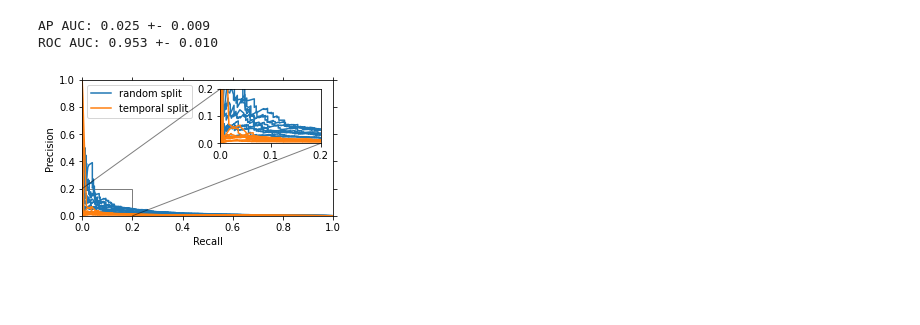
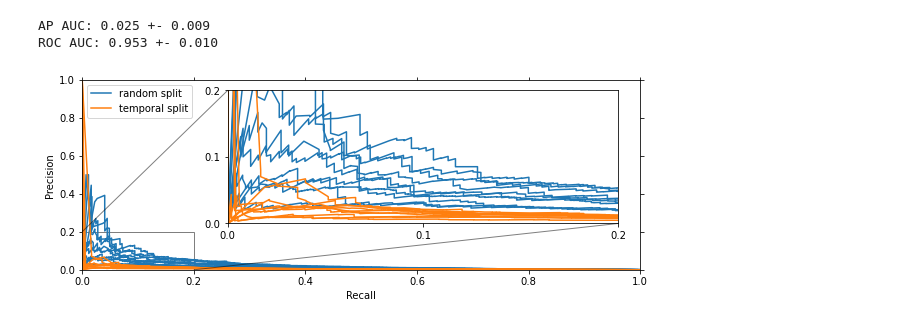
Before and after one commit to gerritjandebruin/CN2020, a Jupyter notebook: results-exp2.ipynb, the cells around one changed output. Cells and saved outputs as stored; diff of their text form; code cells hidden in the pictures; blank space fills up the shorter version.

```diff
--- a/results-exp2.ipynb
+++ b/results-exp2.ipynb
@@ -157,40 +157,42 @@ print(f"Temporal split: {report([result['ap_auc'] for result in temporal_split])
 AP AUC: 0.025 +- 0.009
 ROC AUC: 0.953 +- 0.010
 # %%
-plt.figure(figsize=(4.5, 2.5))
-ax = plt.axes(xlabel='Recall', ylabel='Precision', xlim=(0,1), ylim=(0,1))
+plt.figure(figsize=(10,3.5))
+ax = plt.axes(xlim=(0,1), ylim=(0,1))
+ax.set_xlabel('Recall')
+ax.set_ylabel('Precision')
 ax.tick_params(right=True, top=True)
 # axins = inset_axes(
 #     ax, width='100%', height='100%', bbox_to_anchor=(.31, .31, .67, .67), bbox_transform=ax.transAxes, axes_kwargs=
 #     dict(xlabel='Recall', ylabel='Precision', xlim=(0, .2), ylim=(0, .2), xticks=np.arange(0, .21, .05), yticks=np.arange(0, .21, .05))
 # )
 # axins.tick_params(right=True, top=True)
-axins = zoomed_inset_axes(ax, 2, bbox_to_anchor=(.3, .3, .67, .67), bbox_transform=ax.transAxes)
+axins = zoomed_inset_axes(ax, 3.5, bbox_to_anchor=(.3, .3, .67, .67), bbox_transform=ax.transAxes)
 
 for index, result in enumerate(random_split):
     precision, recall, thresholds = result['ap']
     mask = np.r_[True, np.diff(precision, 1) != 0] # Similar to drop_intermediate
 
     kwargs = dict(label='random split') if index == 0 else dict()
     ax.plot(   recall[mask], precision[mask], marker='', color=f'C0', ls='-', ms=2, **kwargs)
     axins.plot(recall[mask], precision[mask], marker='', color=f'C0', ls='-', ms=2, **kwargs)
 
 for index, result in enumerate(temporal_split):
     precision, recall, thresholds = result['ap']
     mask = np.r_[True, np.diff(precision, 1) != 0] # Similar to drop_intermediate
 
     kwargs = dict(label='temporal split') if index == 0 else dict()
     ax.plot(   recall[mask], precision[mask], marker='', color=f'C1', ls='-', ms=2, **kwargs)
     axins.plot(recall[mask], precision[mask], marker='', color=f'C1', ls='-', ms=2, **kwargs)
 
 axins.set_xlim((0, .2))
 axins.set_ylim((0, .2))
 axins.set_xticks(np.arange(0, .21, .1))
 axins.set_yticks(np.arange(0, .21, .1))
 mark_inset(ax, axins, loc1=2, loc2=4, alpha=.5, lw=1)
 
 ax.legend(loc='upper left')
 plt.savefig('fig/exp2.jpg')
-plt.savefig('fig/exp2.pdf', bbox_inches='tight')
+plt.savefig('fig/exp2.pdf', bbox_inches='tight', dpi='figure')
 # %% [output]
-[figure, old version]
+[figure, new version]
```
Also changed, not shown: 2 other files.
